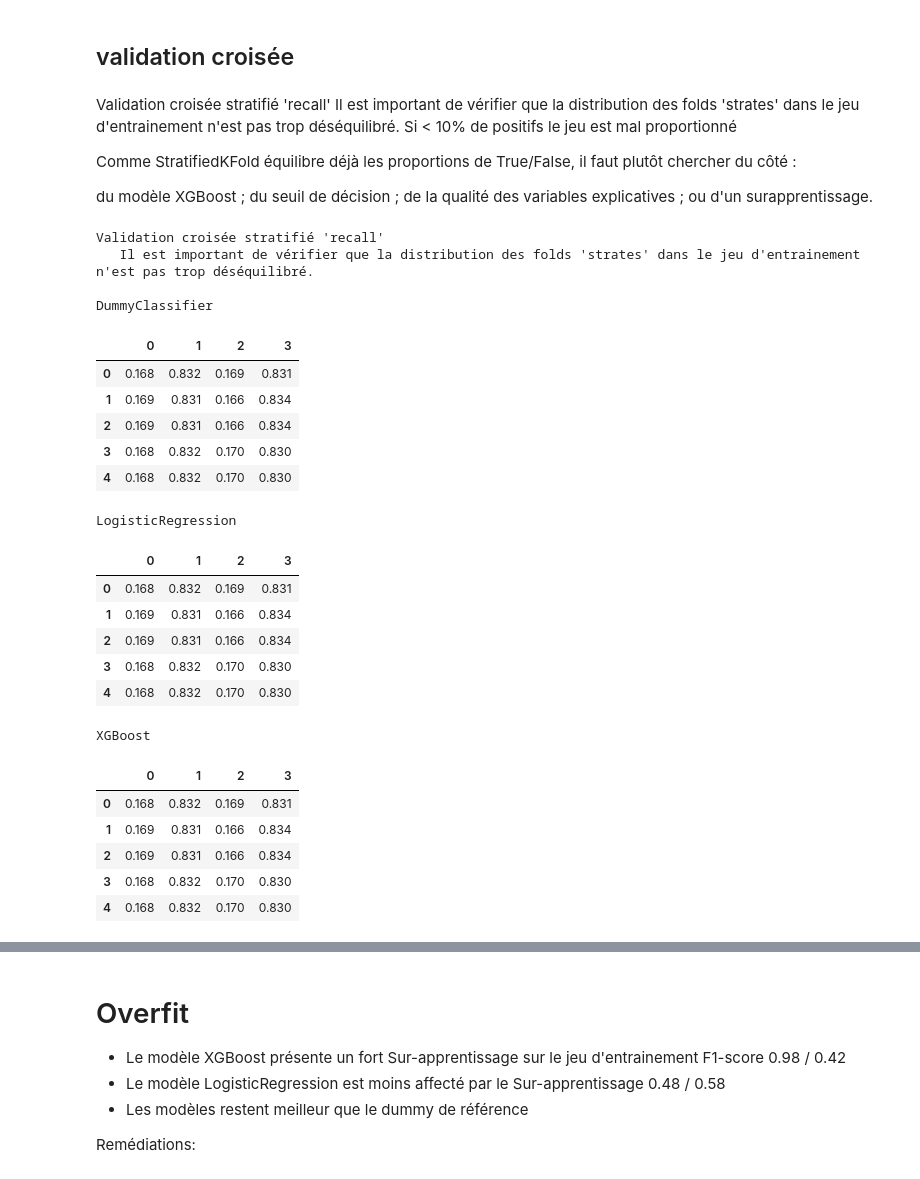
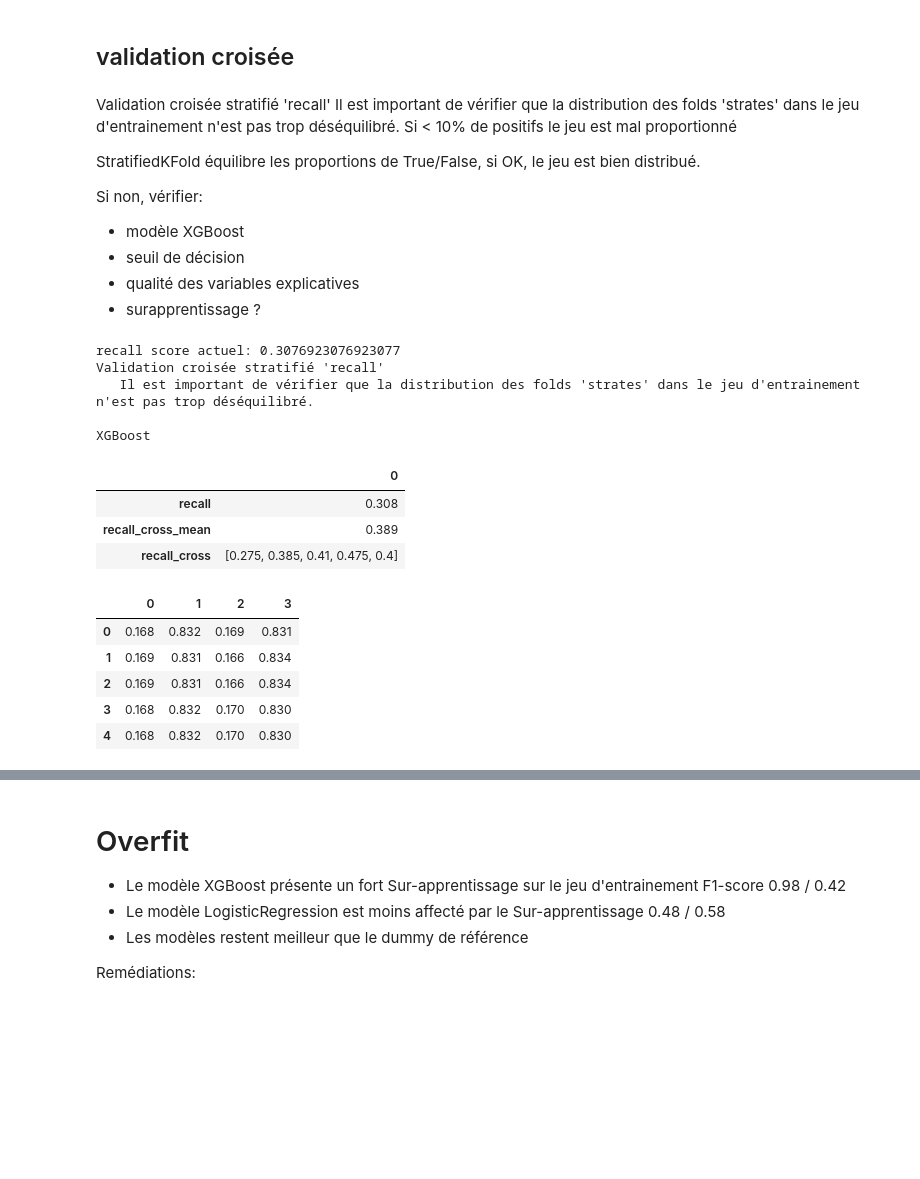
Before and after one commit to Ace4teaM/OCR-NovaTech, a Jupyter notebook: 3.modelisations.ipynb, the cells around one changed output, grey strips where cells are left out. Cells and saved outputs as stored; diff of their text form; code cells hidden in the pictures; blank space fills up the shorter version.

```diff
--- a/3.modelisations.ipynb
+++ b/3.modelisations.ipynb
@@ -201,28 +201,6 @@ def entrainement_model(model_name: str, params, threshold, pred_test = True):
         raise ValueError(f"Modèle {model_name} non supporté")
 
     #
-    # validation croisée stratifié
-    # pour comparaison des recall's avec le modele entrainé
-    #
-    cv = StratifiedKFold(
-        n_splits=5,
-        shuffle=True,
-        random_state=42
-    )
-
-    scores = cross_val_score(
-        model,
-        X_train,
-        y_train,
-        cv=cv,
-        scoring="recall"
-    )
-
-    # calcule le taux de distribution pour chaque fold (True/False)
-    # permet de vérifier si la distribution n'est pas trop déséquilibré (<10% de True)
-    dist = get_split_distribution(cv, X_train, y_train)
-
-    #
     # Entraînement
     #
     model.fit(X_train, y_train)
@@ -247,9 +225,6 @@ def entrainement_model(model_name: str, params, threshold, pred_test = True):
             "f1": f1_score(y_test, y_pred),
             "r2": r2_score(y_test, y_pred),
             "auc" : roc_auc_score(y_test, y_proba),
-            "recall_cross" : scores.round(3),
-            "recall_cross_mean" : scores.mean(),
-            "recall_cross_dist" : dist,
             "y_proba" : y_proba,
             "y_pred" : y_pred,
             "X" : X_test,
@@ -275,9 +250,6 @@ def entrainement_model(model_name: str, params, threshold, pred_test = True):
         "f1": f1_score(y_train, y_pred_train),
         "r2": r2_score(y_train, y_pred_train),
         "auc" : roc_auc_score(y_train, y_proba_train),
-        "recall_cross" : scores.round(3),
-        "recall_cross_mean" : scores.mean(),
-        "recall_cross_dist" : dist,
         "y_proba" : y_proba_train,
         "y_pred" : y_pred_train,
         "X" : X_train,
@@ -310,6 +282,8 @@ def print_split_distribution(*args) -> None:
             for results_list in args:
                 for r in results_list:
                     print(r["model"])
+                    results = pd.DataFrame(results_list, columns=["recall", "recall_cross_mean", "recall_cross"])
+                    display(results.T)
                     display(pd.DataFrame(r["recall_cross_dist"]))
 
 def print_results(*args) -> None:
@@ -350,7 +324,7 @@ def print_results(*args) -> None:
     ):
         with pd.option_context('display.float_format', '{:.3f}'.format):
             for results_list in args:
-                results = pd.DataFrame(results_list, columns=["model", "accuracy", "precision", "recall", "f1", "r2", "recall_cross", "recall_cross_mean"])
+                results = pd.DataFrame(results_list, columns=["model", "accuracy", "precision", "recall", "f1", "r2"])
                 display(results)
 
 
@@ -524,37 +498,34 @@ Validation croisée stratifié 'recall'
    Il est important de vérifier que la distribution des folds 'strates' dans le jeu d'entrainement n'est pas trop déséquilibré.
    Si < 10% de positifs le jeu est mal proportionné
 
-Comme StratifiedKFold équilibre déjà les proportions de True/False, il faut plutôt chercher du côté :
+StratifiedKFold équilibre les proportions de True/False, si OK, le jeu est bien distribué.
 
-du modèle XGBoost ;
-du seuil de décision ;
-de la qualité des variables explicatives ;
-ou d'un surapprentissage.
+Si non, vérifier:
+* modèle XGBoost
+* seuil de décision
+* qualité des variables explicatives
+* surapprentissage ?
 # %%
-print_split_distribution(passInst.train_results_list)
+results = cross_validate("XGBoost", BaseTrain.XGBoostParams)
+
+result = next((x for x in passInst.results_list if x["model"] == "XGBoost"), None)
+
+print("recall score actuel:", result["recall"])
+print_split_distribution([results | result])
 # %% [output]
+recall score actuel: 0.3076923076923077
 Validation croisée stratifié 'recall'
    Il est important de vérifier que la distribution des folds 'strates' dans le jeu d'entrainement n'est pas trop déséquilibré.
 
-DummyClassifier
+XGBoost
-|  | 0 | 1 | 2 | 3 |
-| 0 | 0.168 | 0.832 | 0.169 | 0.831 |
-| 1 | 0.169 | 0.831 | 0.166 | 0.834 |
-| 2 | 0.169 | 0.831 | 0.166 | 0.834 |
-| 3 | 0.168 | 0.832 | 0.170 | 0.830 |
-| 4 | 0.168 | 0.832 | 0.170 | 0.830 |
+|  | 0 |
+| recall | 0.308 |
+| recall_cross_mean | 0.389 |
+| recall_cross | [0.275, 0.385, 0.41, 0.475, 0.4] |
-LogisticRegression
 |  | 0 | 1 | 2 | 3 |
 | 0 | 0.168 | 0.832 | 0.169 | 0.831 |
 | 1 | 0.169 | 0.831 | 0.166 | 0.834 |
 | 2 | 0.169 | 0.831 | 0.166 | 0.834 |
 | 3 | 0.168 | 0.832 | 0.170 | 0.830 |
 | 4 | 0.168 | 0.832 | 0.170 | 0.830 |
-XGBoost
-|  | 0 | 1 | 2 | 3 |
-| 0 | 0.168 | 0.832 | 0.169 | 0.831 |
-| 1 | 0.169 | 0.831 | 0.166 | 0.834 |
-| 2 | 0.169 | 0.831 | 0.166 | 0.834 |
-| 3 | 0.168 | 0.832 | 0.170 | 0.830 |
-| 4 | 0.168 | 0.832 | 0.170 | 0.830 |
 # %% [markdown]
```
Also changed, not shown: parts of 8 cells of this notebook.
